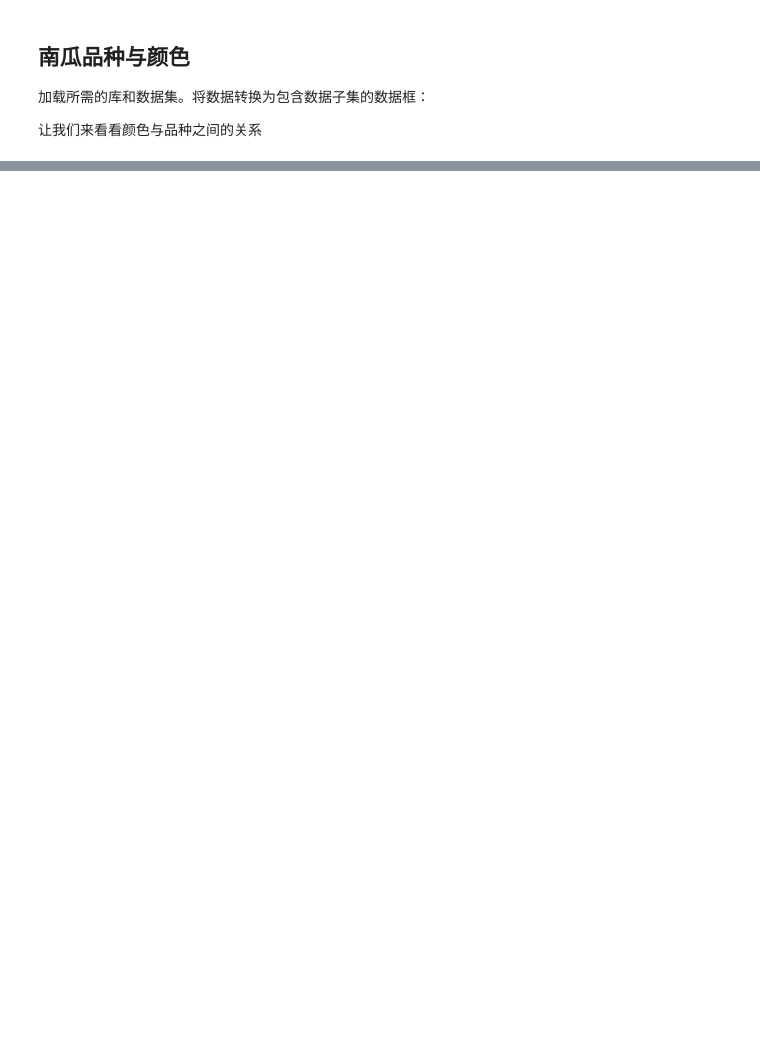
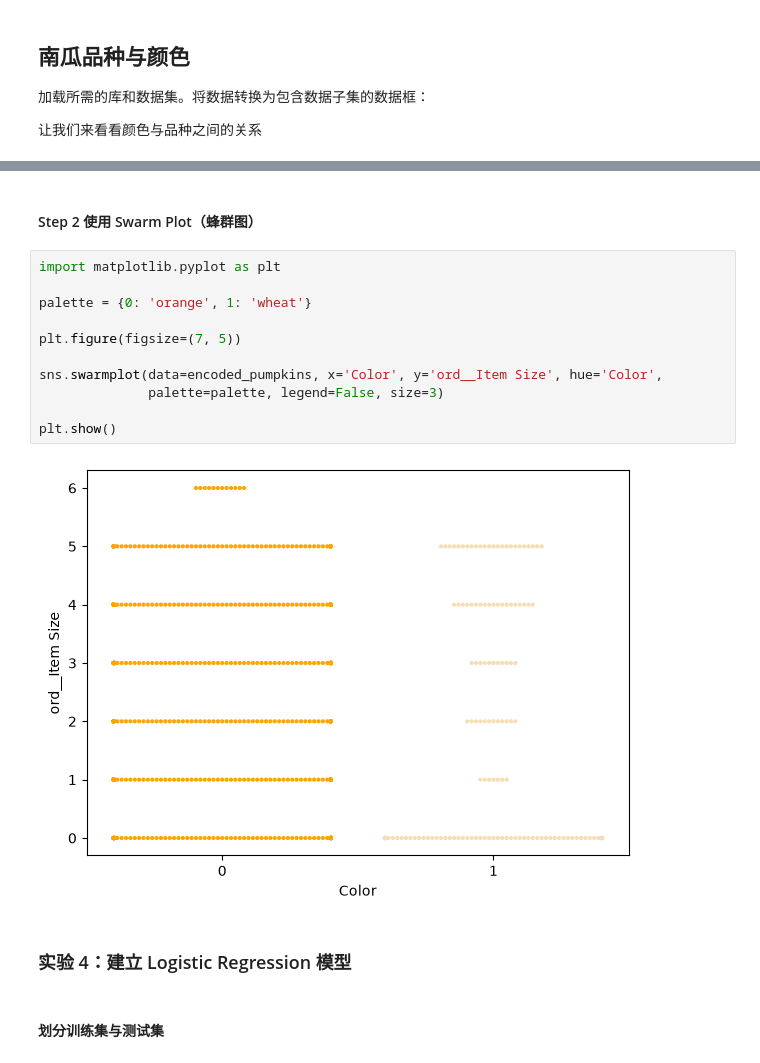
Before and after one commit to Bribrijie/ML-For-Beginners, a Jupyter notebook: translations/zh-CN/2-Regression/4-Logistic/notebook.ipynb, the cells around one changed output, grey strips where cells are left out. Drawn from its saved outputs; the diff is of its cells as text; blank space fills up the shorter version.

```diff
--- a/translations/zh-CN/2-Regression/4-Logistic/notebook.ipynb
+++ b/translations/zh-CN/2-Regression/4-Logistic/notebook.ipynb
@@ -27,0 +187,19 @@ full_pumpkins.head()
+# %% [markdown]
+#### Step 2 使用 Swarm Plot（蜂群图）
+# %%
+import matplotlib.pyplot as plt
+
+palette = {0: 'orange', 1: 'wheat'}
+
+plt.figure(figsize=(7, 5))
+
+sns.swarmplot(data=encoded_pumpkins, x='Color', y='ord__Item Size', hue='Color',
+              palette=palette, legend=False, size=3)
+
+plt.show()
+# %% [output]
+[figure, added]
+# %% [markdown]
+### 实验 4：建立 Logistic Regression 模型
+# %% [markdown]
+#### 划分训练集与测试集
```
Also changed, not shown: parts of 51 cells of this notebook, 2 other files.
